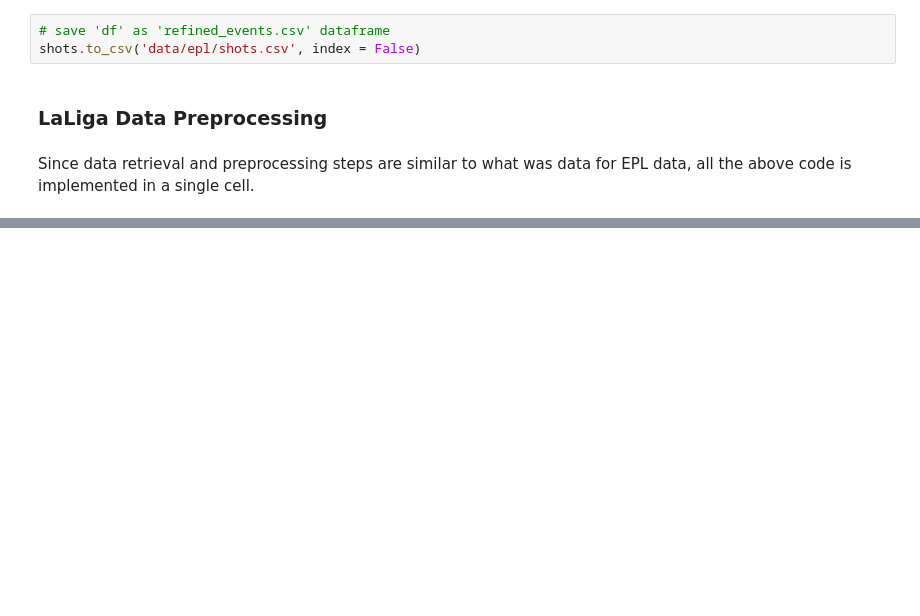
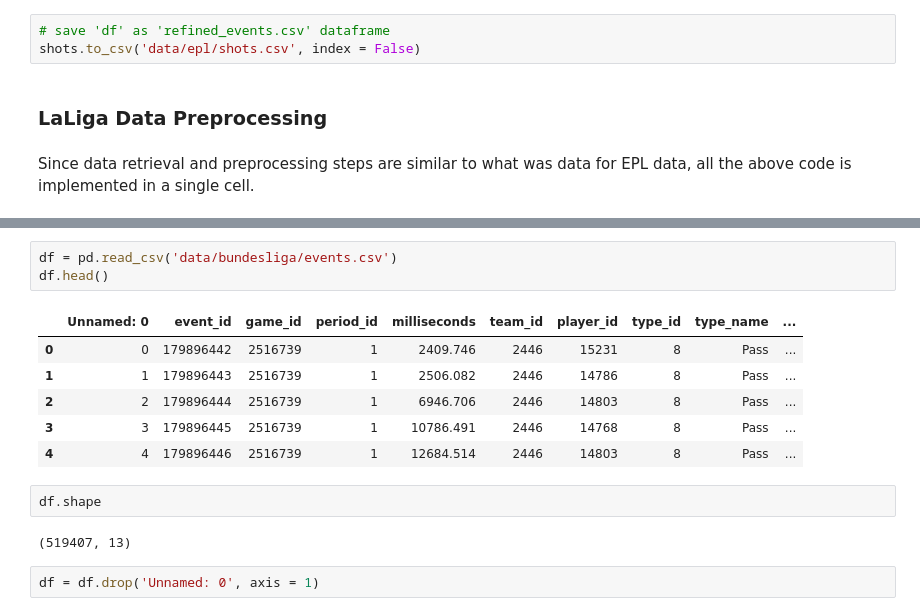
Before and after one commit to faridmusayev/Expected_Goals_Model, a Jupyter notebook: data_preprocessing.ipynb, the cells around one changed output, grey strips where cells are left out. Saved outputs shown, nothing was run; the diff lists cells and outputs as text; blank space fills up the shorter version.

```diff
--- a/data_preprocessing.ipynb
+++ b/data_preprocessing.ipynb
@@ -211,0 +312,16 @@ laliga_games = wyscout_data.games(competition_id = 795, season_id = 181144)["gam
+# %%
+df = pd.read_csv('data/bundesliga/events.csv')
+df.head()
+# %% [output]
+|  | Unnamed: 0 | event_id | game_id | period_id | milliseconds | team_id | player_id | type_id | type_name | ... |
+| 0 | 0 | 179896442 | 2516739 | 1 | 2409.746 | 2446 | 15231 | 8 | Pass | ... |
+| 1 | 1 | 179896443 | 2516739 | 1 | 2506.082 | 2446 | 14786 | 8 | Pass | ... |
+| 2 | 2 | 179896444 | 2516739 | 1 | 6946.706 | 2446 | 14803 | 8 | Pass | ... |
+| 3 | 3 | 179896445 | 2516739 | 1 | 10786.491 | 2446 | 14768 | 8 | Pass | ... |
+| 4 | 4 | 179896446 | 2516739 | 1 | 12684.514 | 2446 | 14803 | 8 | Pass | ... |
+# %%
+df.shape
+# %% [output]
+(519407, 13)
+# %%
+df = df.drop('Unnamed: 0', axis = 1)
```
Also changed, not shown: parts of 23 cells of this notebook, 8 other files.
